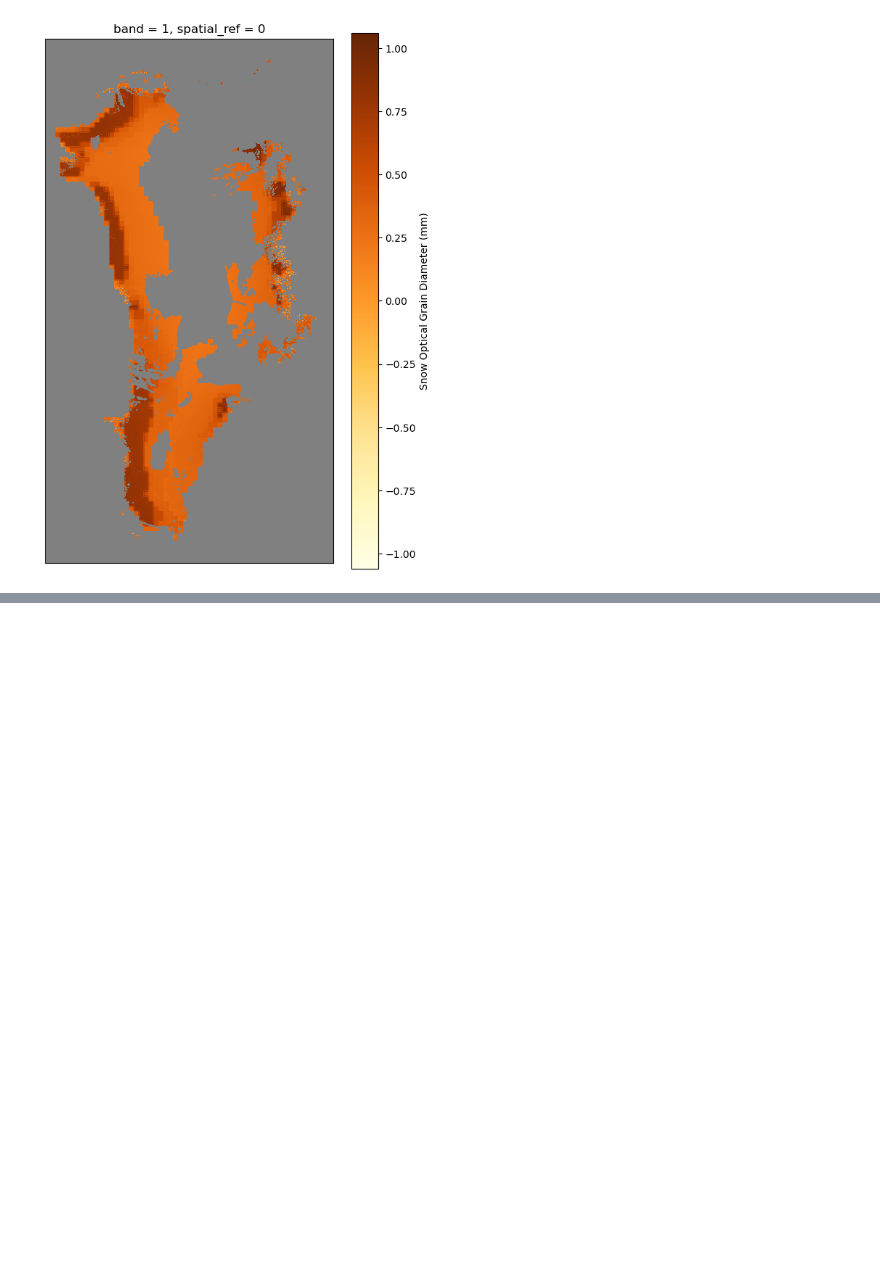
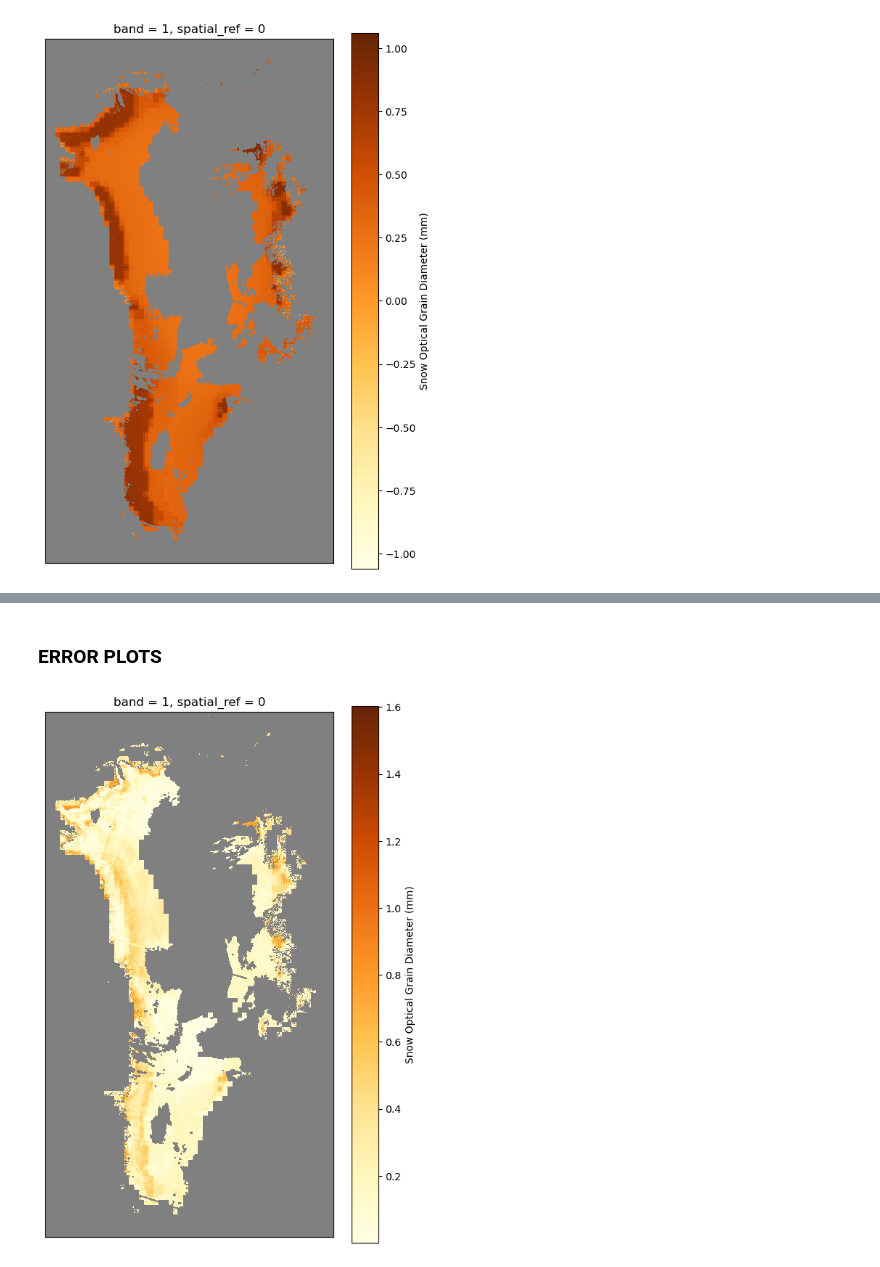
Before and after one commit to linaskerath/RP_Greenland, a Jupyter notebook: Scripts/09_plots.ipynb, the cells around one changed output, grey strips where cells are left out. Saved outputs shown, nothing was run; the diff lists cells and outputs as text; code cells hidden in the pictures; blank space fills up the shorter version.

```diff
--- a/Scripts/09_plots.ipynb
+++ b/Scripts/09_plots.ipynb
@@ -154,0 +202,2 @@ frame.axes.get_yaxis().set_visible(False)
+# %% [markdown]
+### ERROR PLOTS
@@ -154,0 +209,12 @@ frame.axes.get_yaxis().set_visible(False)
+# %%
+path = r"../Data/results/LR_2019-08-14_error.tif"
+data_tif = xr.open_dataarray(path)
+# %%
+data_tif.plot(cmap=cmap, cbar_kwargs=cbar_kwargs, figsize=(6.4, 4.8*2))
+
+frame = plt.gca()
+frame.set_aspect('equal', adjustable='box')
+frame.axes.get_xaxis().set_visible(False)
+frame.axes.get_yaxis().set_visible(False)
+# %% [output]
+[figure, added]
```
Also changed, not shown: parts of 19 cells of this notebook, 3 other files.
